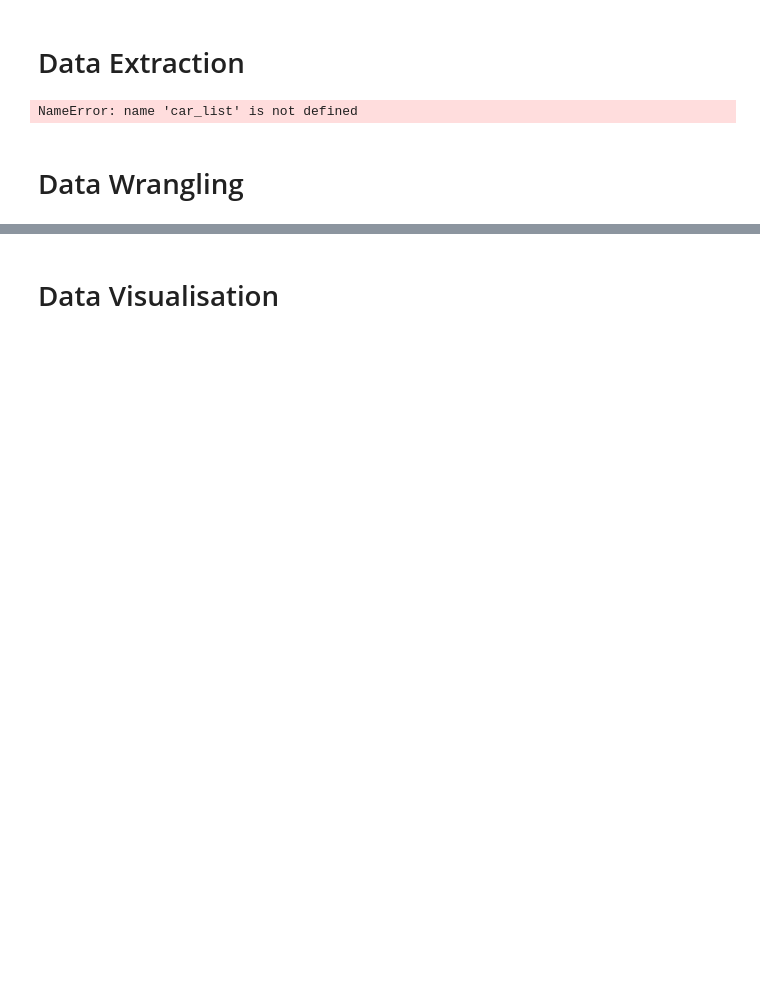
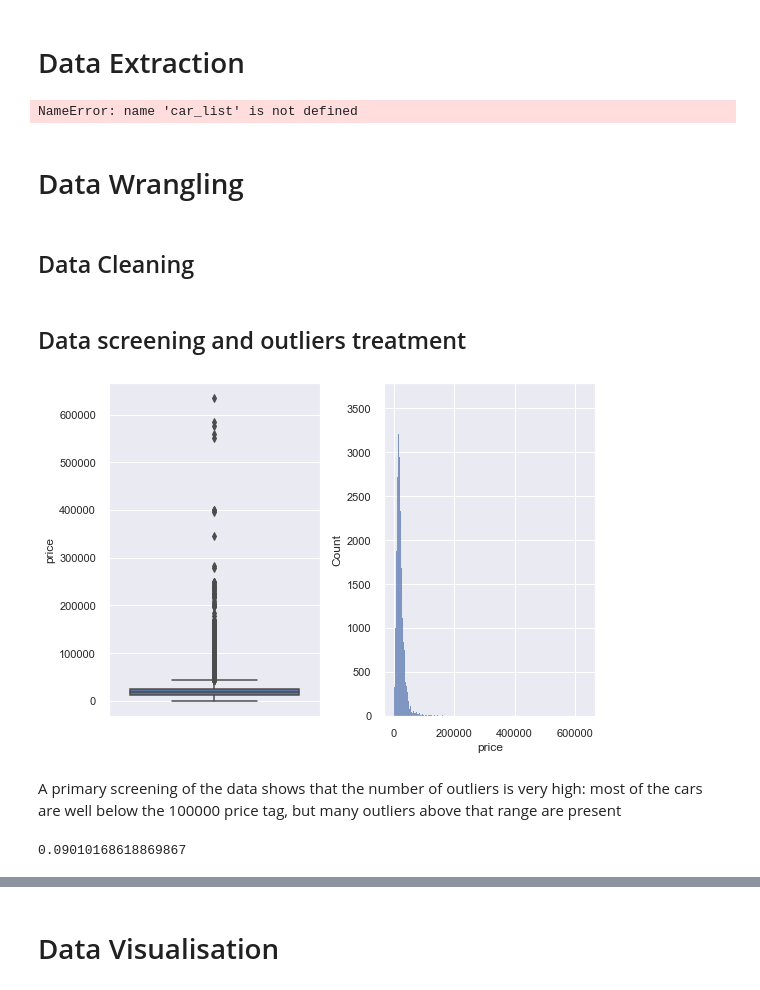
Before and after one commit to andreolidavide/car-culator, a Jupyter notebook: Car-culator.ipynb, the cells around one changed output, grey strips where cells are left out. Saved outputs shown, nothing was run; the diff lists cells and outputs as text; code cells hidden in the pictures; blank space fills up the shorter version.

```diff
--- a/Car-culator.ipynb
+++ b/Car-culator.ipynb
@@ -77,6 +78,8 @@ df.to_csv("data.csv", sep="\t")
 NameError: name 'car_list' is not defined
 # %% [markdown]
 # Data Wrangling
+# %% [markdown]
+## Data Cleaning
 # %%
 # Create a data frame starting from the csv file
 df = pd.read_csv("data.csv", sep='\t', index_col=0)
@@ -158,0 +158,17 @@ features = df.copy()
+# %% [markdown]
+## Data screening and outliers treatment
+# %%
+# Create the figure
+distribution_screening_fig, distribution_screening_ax = plt.subplots(ncols=2)
+# Create the plots
+sns.boxplot(data = df, y='price', ax= distribution_screening_ax[0])
+sns.histplot(data = df, x='price',binwidth=1000, ax=distribution_screening_ax[1])
+distribution_screening_fig.tight_layout()
+# %% [output]
+[figure, added]
+# %% [markdown]
+A primary screening of the data shows that the number of outliers is very high: most of the cars are well below the 100000 price tag, but many outliers above that range are present
+# %%
+df['price'][df['price'] > 150000].count() / df['price'][df['price'] < 150000].count() * 100
+# %% [output]
+0.09010168618869867
```
Also changed, not shown: parts of 12 cells of this notebook.
